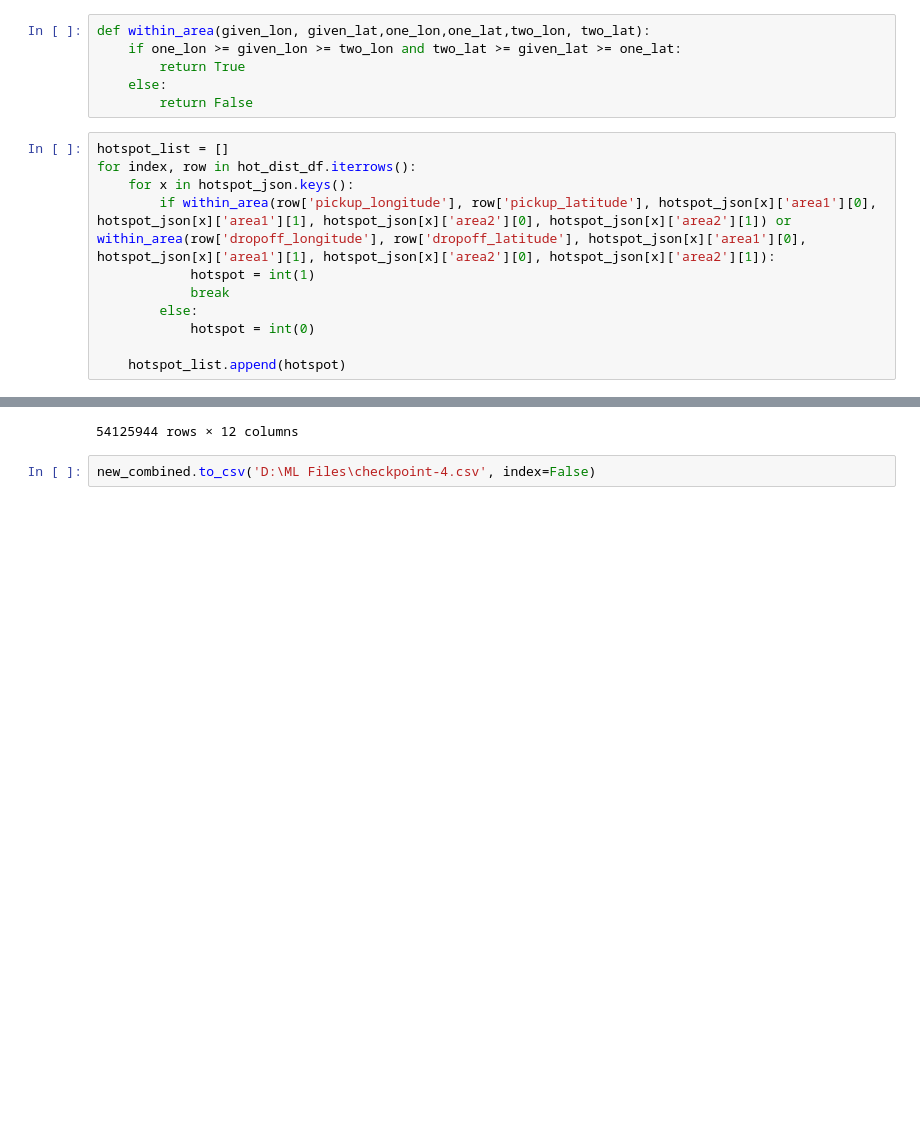
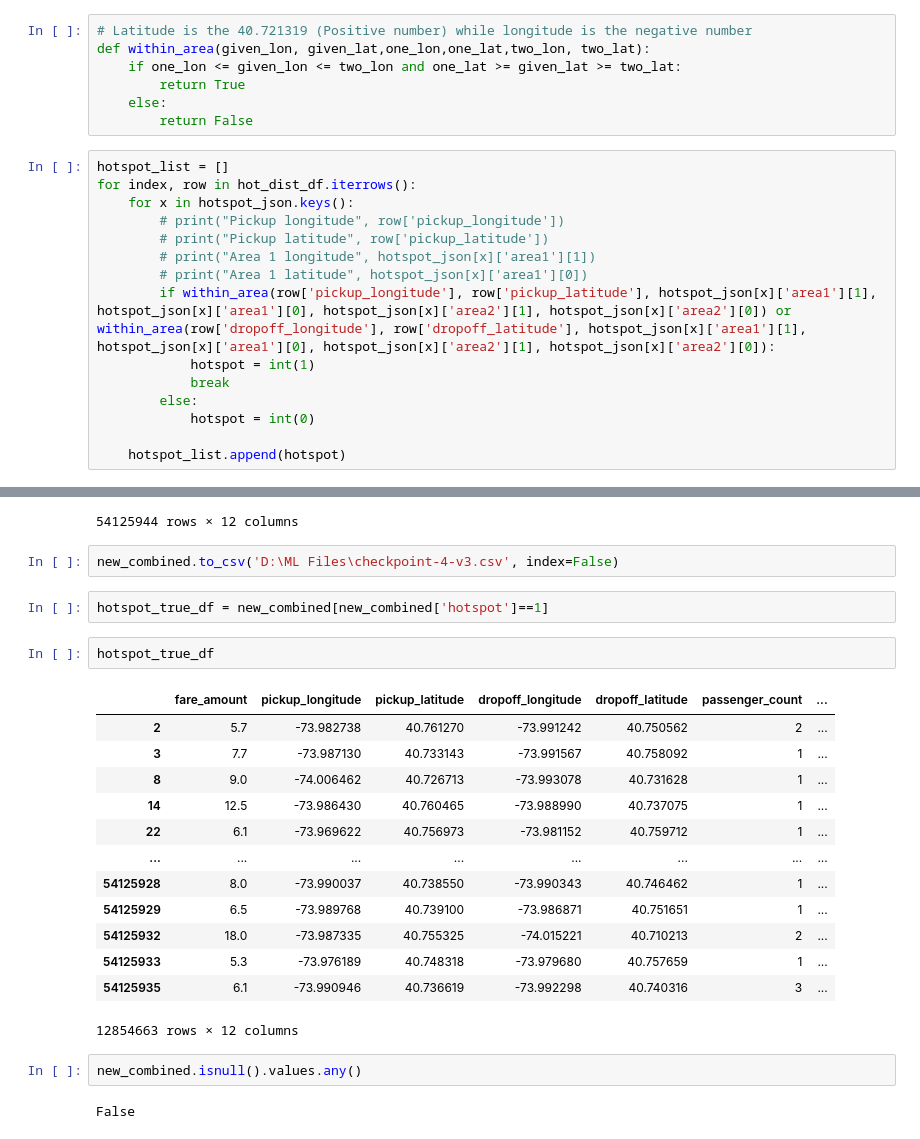
Before and after one commit to RecStu14/CZ4041-NYC-Taxi-Fare, a Jupyter notebook: CZ4041_Try1.ipynb, the cells around one changed output, grey strips where cells are left out. Cells and saved outputs as stored; diff of their text form; blank space fills up the shorter version.

```diff
--- a/CZ4041_Try1.ipynb
+++ b/CZ4041_Try1.ipynb
@@ -857,8 +857,9 @@ hotspot_json
 | area1 | [40.76246, -73.989779] | [40.756996, -73.978261] | [40.715161, -74.015973] | [40.761666, -73.982854] | [40.73978, -73.995001] | [40.792898, -73.967833] | [40.722215, -74.00072] | [40.749751, -74.007163] | ... |
 | area2 | [40.753007, -73.979601] | [40.748831, -73.973815] | [40.708709999999996, -74.010904] | [40.757262, -73.978071] | [40.731591, -73.986553] | [40.771863, -73.963416] | [40.718183, -73.997963] | [40.744284, -74.001868] | ... |
 # %%
+# Latitude is the 40.721319 (Positive number) while longitude is the negative number
 def within_area(given_lon, given_lat,one_lon,one_lat,two_lon, two_lat):
-    if one_lon >= given_lon >= two_lon and two_lat >= given_lat >= one_lat:
+    if one_lon <= given_lon <= two_lon and one_lat >= given_lat >= two_lat:
         return True
     else:
         return False
@@ -866,7 +867,11 @@ def within_area(given_lon, given_lat,one_lon,one_lat,two_lon, two_lat):
 hotspot_list = []
 for index, row in hot_dist_df.iterrows():
     for x in hotspot_json.keys():
-        if within_area(row['pickup_longitude'], row['pickup_latitude'], hotspot_json[x]['area1'][0], hotspot_json[x]['area1'][1], hotspot_json[x]['area2'][0], hotspot_json[x]['area2'][1]) or within_area(row['dropoff_longitude'], row['dropoff_latitude'], hotspot_json[x]['area1'][0], hotspot_json[x]['area1'][1], hotspot_json[x]['area2'][0], hotspot_json[x]['area2'][1]):
+        # print("Pickup longitude", row['pickup_longitude'])
+        # print("Pickup latitude", row['pickup_latitude'])
+        # print("Area 1 longitude", hotspot_json[x]['area1'][1])
+        # print("Area 1 latitude", hotspot_json[x]['area1'][0])
+        if within_area(row['pickup_longitude'], row['pickup_latitude'], hotspot_json[x]['area1'][1], hotspot_json[x]['area1'][0], hotspot_json[x]['area2'][1], hotspot_json[x]['area2'][0]) or within_area(row['dropoff_longitude'], row['dropoff_latitude'], hotspot_json[x]['area1'][1], hotspot_json[x]['area1'][0], hotspot_json[x]['area2'][1], hotspot_json[x]['area2'][0]):
             hotspot = int(1)
             break
         else:
@@ -914,4 +919,26 @@ new_combined
 | 54125943 | 7.5 | -73.969722 | 40.797668 | -73.970885 | 40.783313 | 1 | ... |
 54125944 rows × 12 columns
 # %%
-new_combined.to_csv('D:\ML Files\checkpoint-4.csv', index=False)
+new_combined.to_csv('D:\ML Files\checkpoint-4-v3.csv', index=False)
+# %%
+hotspot_true_df = new_combined[new_combined['hotspot']==1]
+# %%
+hotspot_true_df
+# %% [output]
+|  | fare_amount | pickup_longitude | pickup_latitude | dropoff_longitude | dropoff_latitude | passenger_count | ... |
+| 2 | 5.7 | -73.982738 | 40.761270 | -73.991242 | 40.750562 | 2 | ... |
+| 3 | 7.7 | -73.987130 | 40.733143 | -73.991567 | 40.758092 | 1 | ... |
+| 8 | 9.0 | -74.006462 | 40.726713 | -73.993078 | 40.731628 | 1 | ... |
+| 14 | 12.5 | -73.986430 | 40.760465 | -73.988990 | 40.737075 | 1 | ... |
+| 22 | 6.1 | -73.969622 | 40.756973 | -73.981152 | 40.759712 | 1 | ... |
+| ... | ... | ... | ... | ... | ... | ... | ... |
+| 54125928 | 8.0 | -73.990037 | 40.738550 | -73.990343 | 40.746462 | 1 | ... |
+| 54125929 | 6.5 | -73.989768 | 40.739100 | -73.986871 | 40.751651 | 1 | ... |
+| 54125932 | 18.0 | -73.987335 | 40.755325 | -74.015221 | 40.710213 | 2 | ... |
+| 54125933 | 5.3 | -73.976189 | 40.748318 | -73.979680 | 40.757659 | 1 | ... |
+| 54125935 | 6.1 | -73.990946 | 40.736619 | -73.992298 | 40.740316 | 3 | ... |
+12854663 rows × 12 columns
+# %%
+new_combined.isnull().values.any()
+# %% [output]
+False
```
Also changed, not shown: parts of 2 cells of this notebook.
